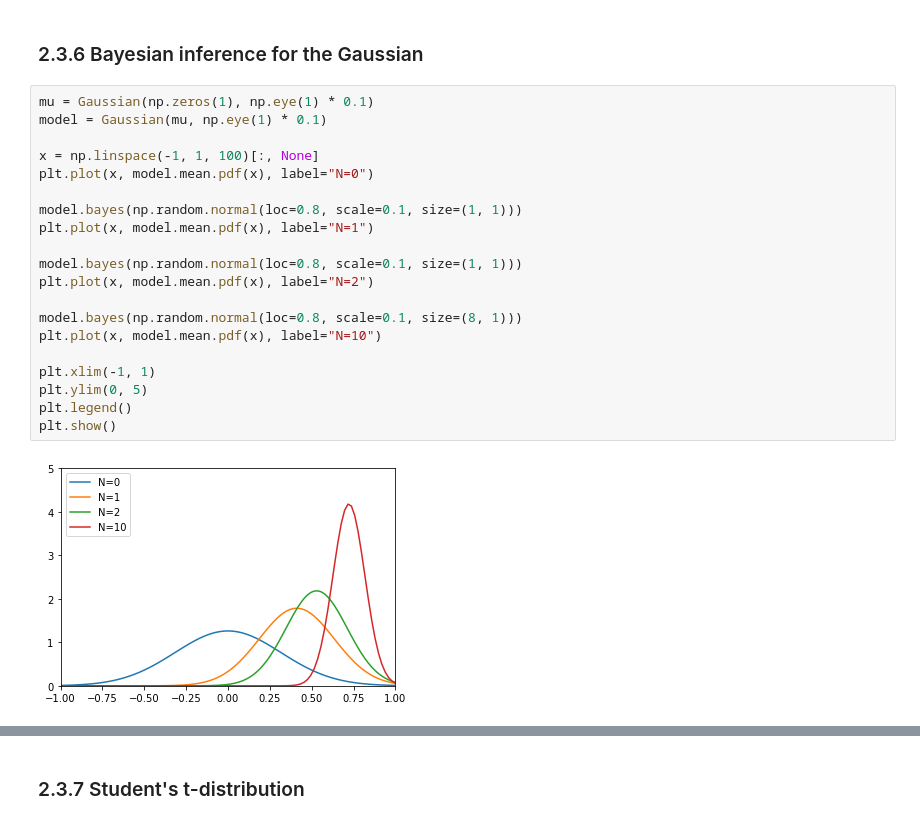
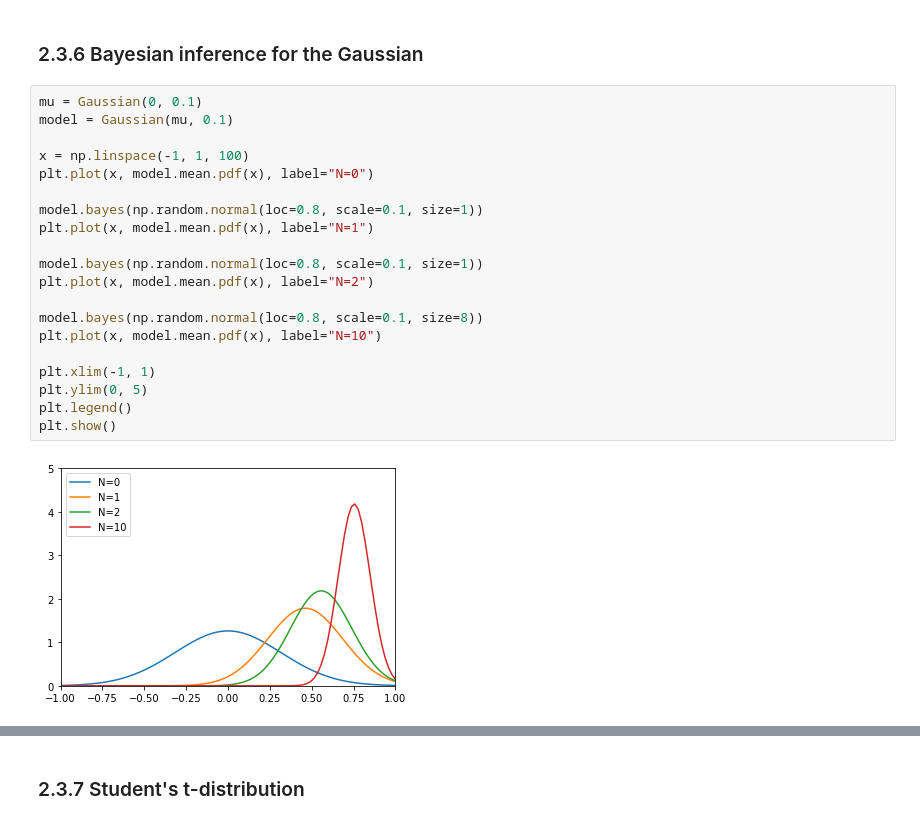
Before and after one commit to ctgk/PRML, a Jupyter notebook: notebooks/ch02_Probability_Distributions.ipynb, the cells around one changed output, grey strips where cells are left out. Cells and saved outputs as stored; diff of their text form.

```diff
--- a/notebooks/ch02_Probability_Distributions.ipynb
+++ b/notebooks/ch02_Probability_Distributions.ipynb
@@ -149,25 +150,25 @@ var=
 # %% [markdown]
 ### 2.3.6 Bayesian inference for the Gaussian
 # %%
-mu = Gaussian(np.zeros(1), np.eye(1) * 0.1)
-model = Gaussian(mu, np.eye(1) * 0.1)
+mu = Gaussian(0, 0.1)
+model = Gaussian(mu, 0.1)
 
-x = np.linspace(-1, 1, 100)[:, None]
+x = np.linspace(-1, 1, 100)
 plt.plot(x, model.mean.pdf(x), label="N=0")
 
-model.bayes(np.random.normal(loc=0.8, scale=0.1, size=(1, 1)))
+model.bayes(np.random.normal(loc=0.8, scale=0.1, size=1))
 plt.plot(x, model.mean.pdf(x), label="N=1")
 
-model.bayes(np.random.normal(loc=0.8, scale=0.1, size=(1, 1)))
+model.bayes(np.random.normal(loc=0.8, scale=0.1, size=1))
 plt.plot(x, model.mean.pdf(x), label="N=2")
 
-model.bayes(np.random.normal(loc=0.8, scale=0.1, size=(8, 1)))
+model.bayes(np.random.normal(loc=0.8, scale=0.1, size=8))
 plt.plot(x, model.mean.pdf(x), label="N=10")
 
 plt.xlim(-1, 1)
 plt.ylim(0, 5)
 plt.legend()
 plt.show()
 # %% [output]
-[figure, old version]
+[figure, new version]
 # %%
```
Also changed, not shown: parts of 11 cells of this notebook, 20 other files.
